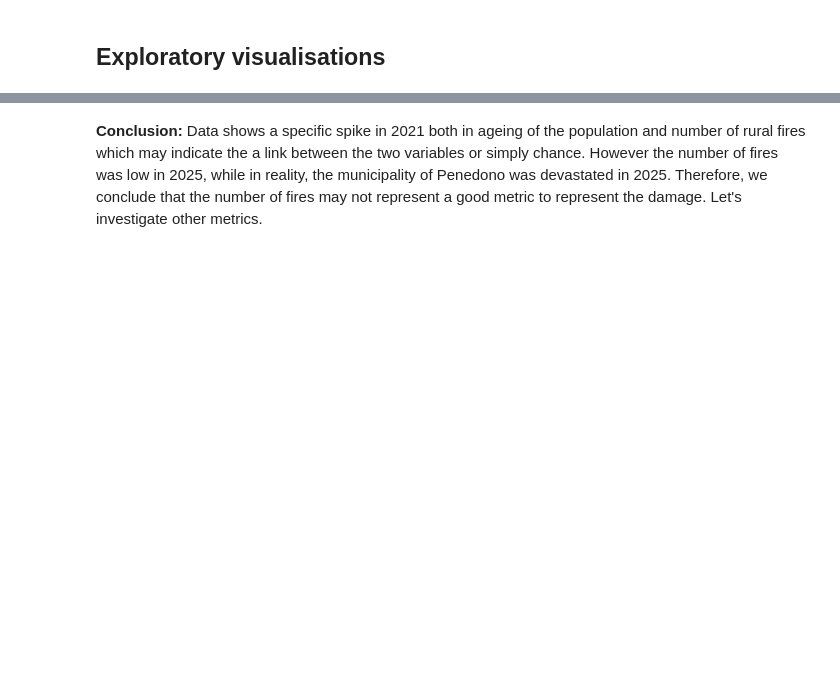
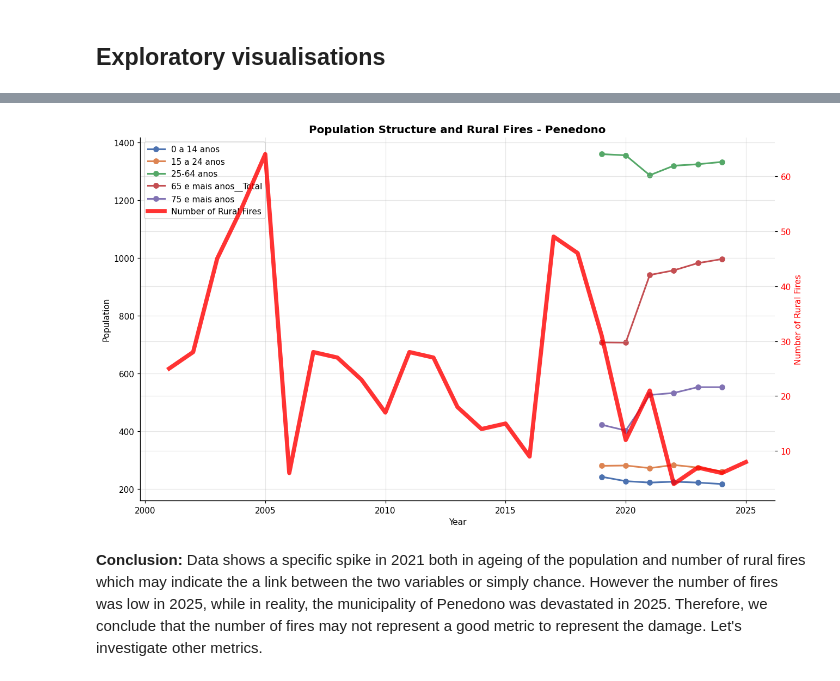
Before and after one commit to rogerjeasy/sustainability-analytics, a Jupyter notebook: notebooks/03_statistical_analysis.ipynb, the cells around one changed output, grey strips where cells are left out. Saved outputs shown, nothing was run; the diff lists cells and outputs as text; code cells hidden in the pictures; blank space fills up the shorter version.

```diff
--- a/notebooks/03_statistical_analysis.ipynb
+++ b/notebooks/03_statistical_analysis.ipynb
@@ -115,0 +55,4 @@ municipality_names.head()
+# %%
+population_age_data = load_ine_population_age_all(
+    years=range(STUDY_YEARS[0], STUDY_YEARS[1] + 1)
+)
@@ -115,0 +77,3 @@ municipality_names.head()
+# %%
+wildfire_data = load_icnf(level="concelho")
+wildfire_data
@@ -163,36 +153,72 @@ fire_penedono.tail()
+# %%
+wildfire_penedono = wildfire_data.loc[
+    wildfire_data["year"].between(2001, 2025) &
+    (wildfire_data["Concelho"] == "Penedono"),
+    ["year", "Num_IncendiosRurais"]
+]
 # %%
+import matplotlib.pyplot as plt
+
+# Population data
+pop_df = pop_penedono.set_index("ine_year")
+
+# Fire data
+fire_df = wildfire_penedono.set_index("year")
+
 fig, ax1 = plt.subplots(figsize=(12, 7))
 
-for column in AGE_GROUPS.values():
-    ax1.plot(pop_penedono.index, pop_penedono[column], marker="o", linewidth=2, label=column)
+# Population lines (left axis)
+population_cols = [
+    "0 a 14 anos",
+    "15 a 24 anos",
+    "25-64 anos",
+    "65 e mais anos__Total",  # adjust if your actual column name differs
+    "75 e mais anos"
+]
+
+for col in population_cols:
+    ax1.plot(
+        pop_df.index,
+        pop_df[col],
+        marker="o",
+        linewidth=2,
+        label=col
+    )
 
 ax1.set_xlabel("Year")
 ax1.set_ylabel("Population")
 ax1.grid(True, alpha=0.3)
 
-# Fires span 2001-2025; demography only 2019-2024. Plotting both on one x-axis is
-# deliberate — the point is that the demographic window is a small slice of the
-# fire record — but do not read the pre-2019 fire line as having a demographic
-# counterpart.
+# Fire axis (right)
 ax2 = ax1.twinx()
+
 ax2.plot(
-    fire_penedono.index,
-    fire_penedono["n_fires"],
+    fire_df.index,
+    fire_df["Num_IncendiosRurais"],
     color="red",
     linewidth=5,
     alpha=0.8,
-    label="Number of rural fires",
+    label="Number of Rural Fires"
 )
-ax2.set_ylabel("Number of rural fires", color="red")
+
+ax2.set_ylabel("Number of Rural Fires", color="red")
 ax2.tick_params(axis="y", labelcolor="red")
 
+# Merge legends
 lines1, labels1 = ax1.get_legend_handles_labels()
 lines2, labels2 = ax2.get_legend_handles_labels()
-ax1.legend(lines1 + lines2, labels1 + labels2, loc="upper left")
 
-ax1.set_title("Population structure and rural fires — Penedono")
-fig.tight_layout()
+ax1.legend(
+    lines1 + lines2,
+    labels1 + labels2,
+    loc="upper left"
+)
+
+plt.title("Population Structure and Rural Fires - Penedono")
+plt.tight_layout()
 plt.show()
+# %% [output]
+[figure, added]
 # %% [markdown]
 **Conclusion:** Data shows a specific spike in 2021 both in ageing of the population and number of rural fires which may indicate the a link between the two variables or simply chance. However the number of fires was low in 2025, while in reality, the municipality of Penedono was devastated in 2025. Therefore, we conclude that the number of fires may not represent a good metric to represent the damage. Let's investigate other metrics.
 # %% [markdown]
```
Also changed, not shown: parts of 43 cells of this notebook.
